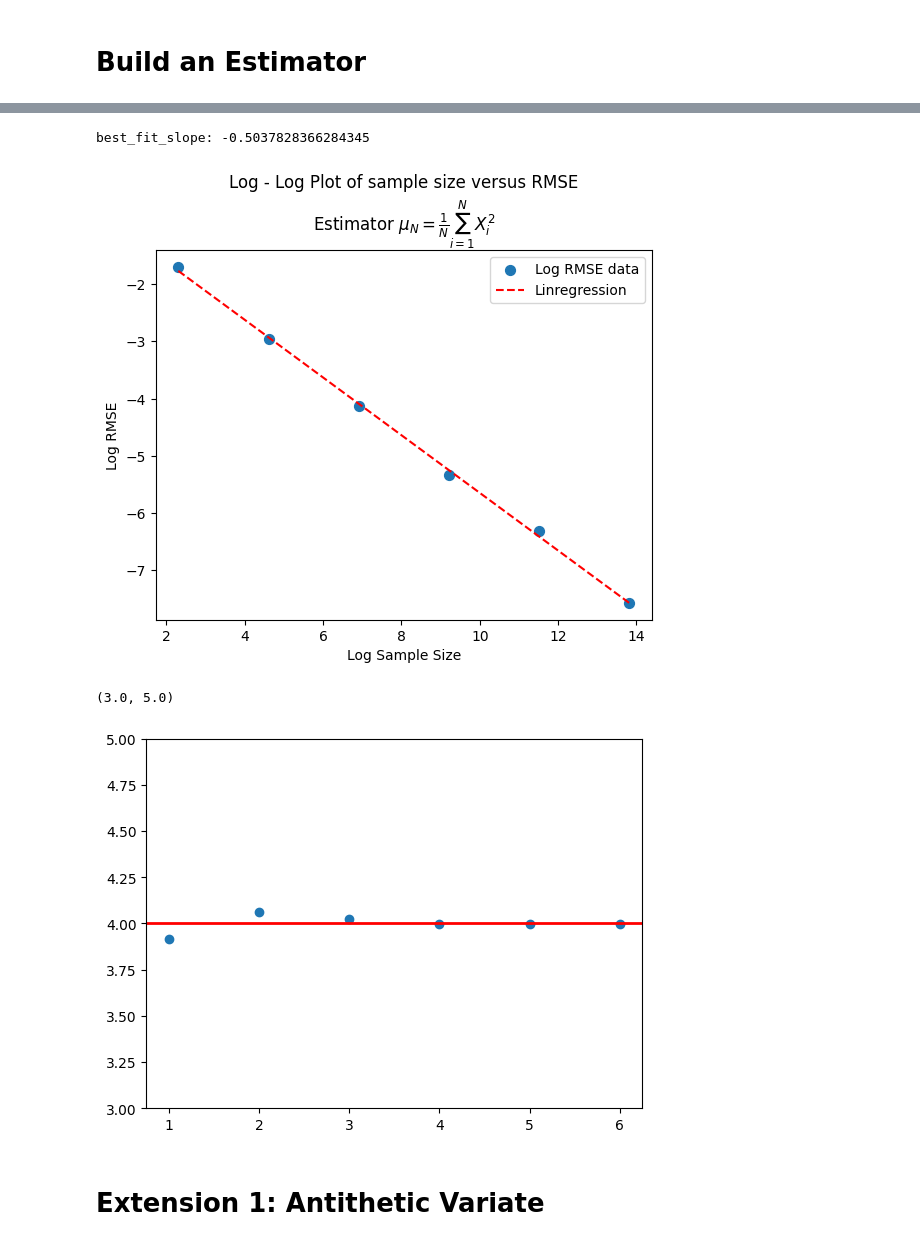
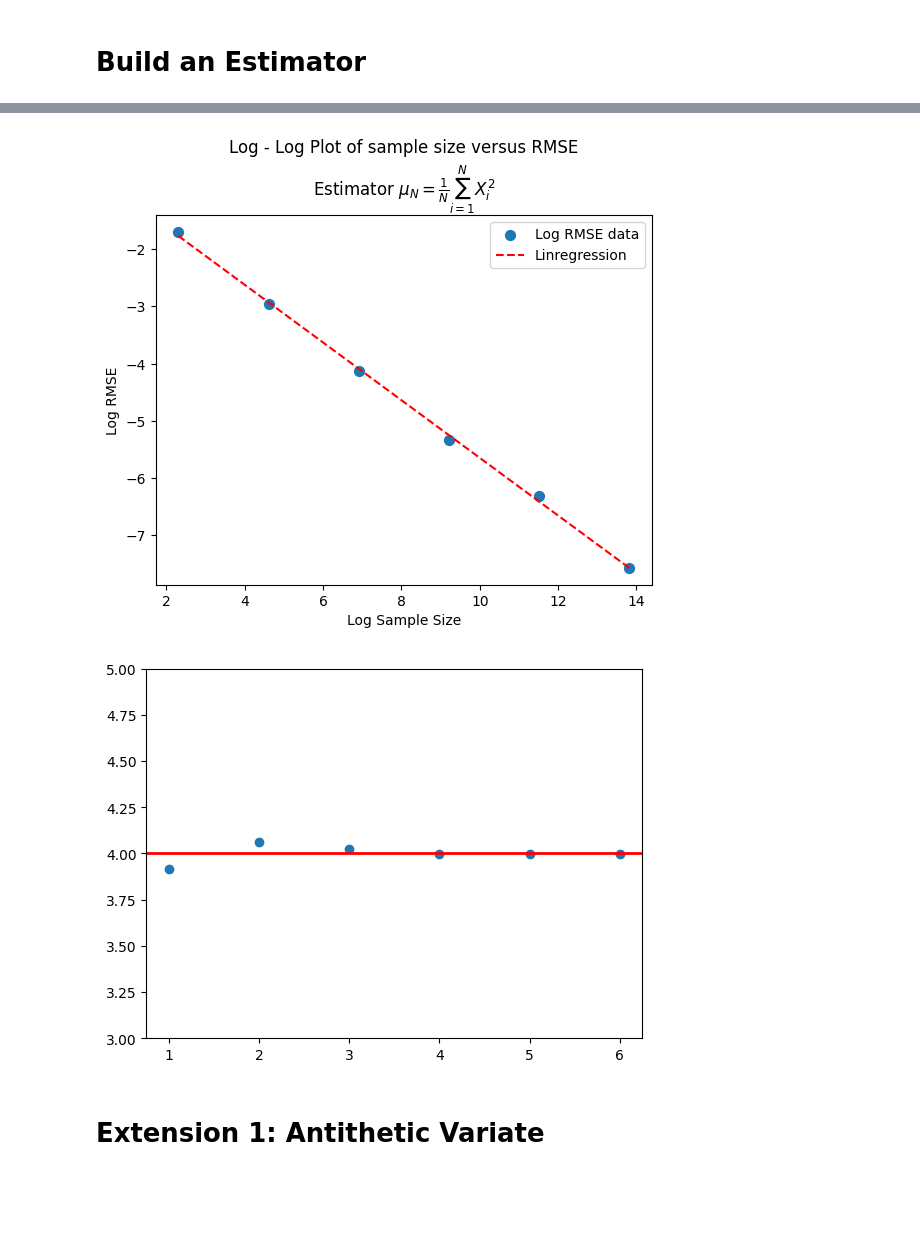
Before and after one commit to jlopez8/monte_carlo_lab, a Jupyter notebook: experiments/building_distributions.ipynb, the cells around one changed output, grey strips where cells are left out. Drawn from its saved outputs; the diff is of its cells as text; code cells hidden in the pictures; blank space fills up the shorter version.

Commit message:
rebuild the original estimator result

```diff
--- a/experiments/building_distributions.ipynb
+++ b/experiments/building_distributions.ipynb
@@ -121,6 +123,12 @@ for N in log_sample_size:
     estimator_sdev.append(estimator_sdev_)
     estimator_rmse.append(estimator_rmse_)
 # %%
+# Compare against Theory
+
+# MC theory says:
+# Error proportional to 1/sqrt(N)
+
+# Get Best Fit line.
 # Using estimated output data, estimate the fit.
 from numpy.polynomial import Polynomial
 
@@ -130,4 +138,23 @@ best_fit_line = Polynomial.fit(x_data, y_data, deg=1)
 
 y_intercept, best_fit_slope = best_fit_line.convert().coef
 print(f"best_fit_slope: {best_fit_slope}")
+
+# Plot the RMSE and the best fit line.
+plt.figure()
+plt.scatter(x_data, y_data, s=50, label="Log RMSE data");
+plt.plot(x_data, list(map(lambda x: best_fit_slope * x + y_intercept, x_data)), color="red", linestyle="--", label="Linregression");
+
+plt.title("Log - Log Plot of sample size versus RMSE" "\n" r"Estimator $\mu_N  = \frac{1}{N} \sum_{i=1}^N X_i^2$");
+plt.ylabel("Log RMSE");
+plt.xlabel("Log Sample Size");
+plt.legend();
+
+
+# Plot the actual values compared to the mean.
+plt.figure()
+x_space = [np.log10(x) for x in log_sample_size]
+plt.scatter(x_space, estimator_mean);
+plt.axhline(y=sigma ** 2, color="red", linestyle="-", linewidth=2);
+# plt.xlim(0, 5)
+plt.ylim(3, 5);
 # %% [output]
@@ -135,33 +162,5 @@ best_fit_slope: -0.5037828366284345
+[figure, added]
+[figure, added]
-# %%
-# compare against theory
-
-# MC theory says:
-# Error proportional to 1/sqrt(N)
-
-print(f"best_fit_slope: {best_fit_slope}")
-
-
-plt.scatter(x_data, y_data, s=50, label="Log RMSE data");
-plt.plot(x_data, list(map(lambda x: best_fit_slope * x + y_intercept, x_data)), color="red", linestyle="--", label="Linregression");
-
-plt.title("Log - Log Plot of sample size versus RMSE" "\n" r"Estimator $\mu_N  = \frac{1}{N} \sum_{i=1}^N X_i^2$");
-plt.ylabel("Log RMSE");
-plt.xlabel("Log Sample Size");
-plt.legend();
-# %% [output]
-best_fit_slope: -0.5037828366284345
-[figure, removed]
-# %%
-
-# Plot to verify
-x_space = [np.log10(x) for x in log_sample_size]
-plt.scatter(x_space, estimator_mean)
-plt.axhline(y=sigma ** 2, color="red", linestyle="-", linewidth=2)
-# plt.xlim(0, 5)
-plt.ylim(3, 5)
-# %% [output]
-(3.0, 5.0)
-[figure, removed]
 # %% [markdown]
 # Extension 1: Antithetic Variate
 # %% [markdown]
```
Also changed, not shown: parts of 5 cells of this notebook.
